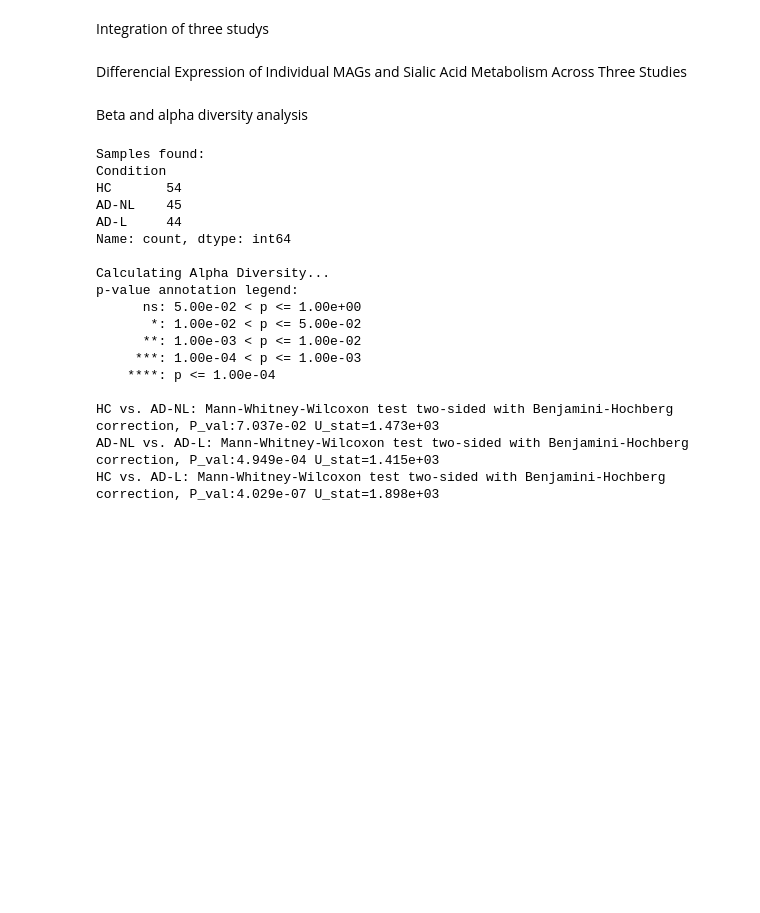
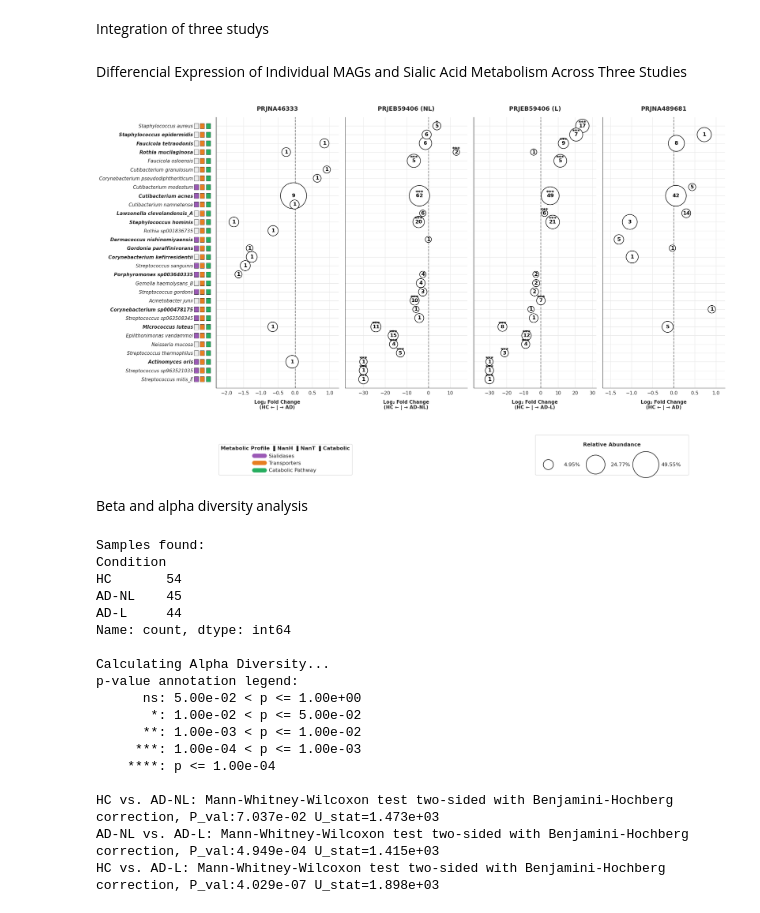
Before and after one commit to Marcosv21/Sialic_Acid_Cross-Feeding-Staphylococcus_aureus_and_Commensals_in_Atopic_Dermatitis., a Jupyter notebook: statistical_analysis/plots_doc_simple.ipynb, the cells around one changed output. Saved outputs shown, nothing was run; the diff lists cells and outputs as text; code cells hidden in the pictures; blank space fills up the shorter version.

```diff
--- a/statistical_analysis/plots_doc_simple.ipynb
+++ b/statistical_analysis/plots_doc_simple.ipynb
@@ -851,15 +851,41 @@ METABOLIC_PALETTE = {
 }
 GENE_LIST = ['has_nanH', 'has_nanE', 'has_nanK', 'has_nanA', 'has_nanT']
 
-# ── 3. DATA INTEGRATION ──────────────────────────────────────────────────────
+# ── 3. DATA INTEGRATION (Com Separação Dinâmica) ─────────────────────────────
 df_list = []
+plot_studies = []
+
 for study_id, path in STUDIES.items():
     if os.path.exists(path):
         temp_df = pd.read_csv(path, sep='\t')
-        temp_df['Study'] = study_id
-        df_list.append(temp_df)
+
+        # Regra de separação exclusiva para o estudo PRJEB59406
+        if study_id == 'PRJEB59406':
+            # 1. Separar o estudo NL
+            mask_nl = temp_df['mag_id'].str.contains('NL__', na=False) | temp_df['mag_id'].str.contains('HC_', na=False)
+            df_nl = temp_df[mask_nl].copy()
+            study_nl_name = 'PRJEB59406 (NL)'
+            df_nl['Study'] = study_nl_name
+            df_list.append(df_nl)
+            plot_studies.append(study_nl_name)
+
+            # 2. Separar o estudo L
+            mask_l = (temp_df['mag_id'].str.contains('L__', na=False) & ~temp_df['mag_id'].str.contains('NL__', na=False)) | temp_df['mag_id'].str.contains('HC_', na=False)
+            df_l = temp_df[mask_l].copy()
+            study_l_name = 'PRJEB59406 (L)'
+            df_l['Study'] = study_l_name
+            df_list.append(df_l)
+            plot_studies.append(study_l_name)
+
+        else:
+            temp_df['Study'] = study_id
+            df_list.append(temp_df)
+            plot_studies.append(study_id)
     else:
         print(f"File not found: {path}")
+
+if not df_list:
+    raise FileNotFoundError("Nenhum arquivo DESeq2 foi encontrado.")
 
 df = pd.concat(df_list, ignore_index=True)
 
@@ -896,8 +922,12 @@ df_agg = pd.merge(df_agg, bin_counts, on=['Study', 'Species'])
 all_study = df_agg.groupby('Study')['baseMean'].transform('sum')
 df_agg['Relative_Abundance'] = (df_agg['baseMean'] / all_study) * 100
 
-# Find species appearing in at least 2 studies
-study_counts = df_agg.groupby('Species')['Study'].nunique()
+# --- NOVA REGRA PARA O NEGRITO ---
+# Extrai apenas o nome base do estudo (ex: "PRJEB59406 (NL)" vira "PRJEB59406")
+df_agg['Base_Study'] = df_agg['Study'].apply(lambda x: x.split(' ')[0])
+
+# Conta em quantos estudos base a bactéria apareceu
+study_counts = df_agg.groupby('Species')['Base_Study'].nunique()
 multi_study_species = set(study_counts[study_counts >= 2].index)
 
 top_30_species = df_agg.groupby('Species')['baseMean'].sum().nlargest(30).index.tolist()
@@ -913,12 +943,18 @@ df_plot['Relative_Abundance'] = (df_plot['baseMean'] / study_totals) * 100
 
 # ── 6. FIGURE CONFIGURATION ─────────────────────────────────────────────────
 num_sp = len(species_order)
-fig, axes = plt.subplots(1, 3, figsize=(16, max(10, num_sp * 0.45)), sharey=True, gridspec_kw={'wspace': 0.05})
+num_panels = len(plot_studies) # Continua mantendo as 4 colunas visuais
+
+fig, axes = plt.subplots(1, num_panels, figsize=(5.5 * num_panels, max(10, num_sp * 0.45)),
+                         sharey=True, gridspec_kw={'wspace': 0.05})
+
+if num_panels == 1:
+    axes = [axes]
 
 meta_df = df_plot.groupby('Species').agg({g: 'any' for g in GENE_LIST}).reset_index()
 
 # ── 7. PLOTTING LOOP ────────────────────────────────────────────────────────
-for ax, study in zip(axes, STUDIES.keys()):
+for ax, study in zip(axes, plot_studies):
     sub_df = df_plot[df_plot['Study'] == study]
 
     sizes = (sub_df['Relative_Abundance'] / df_plot['Relative_Abundance'].max() * 3500) + 200
@@ -937,7 +973,15 @@ for ax, study in zip(axes, STUDIES.keys()):
 
     ax.axvline(x=0, color='gray', linestyle='--', lw=1.5, zorder=1)
     ax.set_title(f"{study}", fontweight='bold', fontsize=14, pad=15)
-    ax.set_xlabel("Log₂ Fold Change\n(HC ← | → AD)", fontsize=11, fontweight='bold', labelpad=10)
+
+    # Textos do Eixo X dinâmicos
+    if "(NL)" in study:
+        ax.set_xlabel("Log₂ Fold Change\n(HC ← | → AD-NL)", fontsize=11, fontweight='bold', labelpad=10)
+    elif "(L)" in study:
+        ax.set_xlabel("Log₂ Fold Change\n(HC ← | → AD-L)", fontsize=11, fontweight='bold', labelpad=10)
+    else:
+        ax.set_xlabel("Log₂ Fold Change\n(HC ← | → AD)", fontsize=11, fontweight='bold', labelpad=10)
+
     ax.tick_params(axis='x', labelsize=11)
 
     xmin, xmax = ax.get_xlim()
@@ -952,7 +996,7 @@ axes[0].set_yticks(range(num_sp))
 axes[0].set_yticklabels(species_order, fontstyle='italic', fontsize=11)
 axes[0].tick_params(axis='y', pad=50)
 
-# Dynamic bold formatting for multi-study species
+# Aplica o negrito considerando a nova regra baseada no Base_Study
 for label in axes[0].get_yticklabels():
     if label.get_text() in multi_study_species:
         label.set_fontweight('bold')
@@ -966,38 +1010,37 @@ for i, sp in enumerate(species_order):
             if g_key == 'cat':
                 present = any(row.get(g, False) for g in ['has_nanA', 'has_nanE', 'has_nanK'])
             else:
                 present = row.get(g_key, False)
 
             color = METABOLIC_PALETTE[p_key] if present else METABOLIC_PALETTE['Inactive']
             axes[0].add_patch(plt.Rectangle((-0.18 + (j * 0.05), i - 0.30), 0.035, 0.60, clip_on=False,
                                             transform=axes[0].get_yaxis_transform(), facecolor=color, edgecolor='black', lw=0.5))
 
 # ── 9. GLOBAL LEGEND ────────────────────────────────────────────────────────
 size_samples = [df_plot['Relative_Abundance'].max() * 0.1, df_plot['Relative_Abundance'].max() * 0.5, df_plot['Relative_Abundance'].max()]
 size_legend_elements = [
     Line2D([0], [0], marker='o', color='w', label=f'{val:.2f}%',
            markerfacecolor='white', markeredgecolor='black', markeredgewidth=1.2, alpha=1.0,
            markersize=np.sqrt(((val / df_plot['Relative_Abundance'].max()) * 3500) + 200))
     for val in size_samples if val > 0
 ]
 if size_legend_elements:
     fig.legend(handles=size_legend_elements, title="Relative Abundance",
                loc='lower right', bbox_to_anchor=(0.90, 0.0351), ncol=3, frameon=True,
                title_fontproperties={'weight': 'bold'},
-               labelspacing=3.0,
-               borderpad=1.5,
-               handletextpad=2.0)
+               labelspacing=3.0, borderpad=1.5, handletextpad=2.0)
 
 legend_els = [Line2D([0], [0], color=c, lw=10, label=l) for l, c in METABOLIC_PALETTE.items() if l != 'Inactive']
 fig.legend(handles=legend_els, title="Metabolic Profile  ▌NanH  ▌NanT  ▌Catabolic",
            loc='lower left', bbox_to_anchor=(0.2, 0.0351), ncol=1, frameon=True,
            title_fontproperties={'weight': 'bold'})
 
 # ── 10. LAYOUT & SAVE ───────────────────────────────────────────────────────
-plt.subplots_adjust(left=0.25, right=0.95, top=0.90, bottom=0.25)
-
+plt.subplots_adjust(left=0.20, right=0.95, top=0.90, bottom=0.25)
 plt.savefig(OUTPUT_PATH, dpi=300, bbox_inches='tight')
 plt.show()
+# %% [output]
+[figure, added]
 # %% [markdown]
 Beta and alpha diversity analysis
 # %%
```
Also changed, not shown: parts of 3 cells of this notebook.
